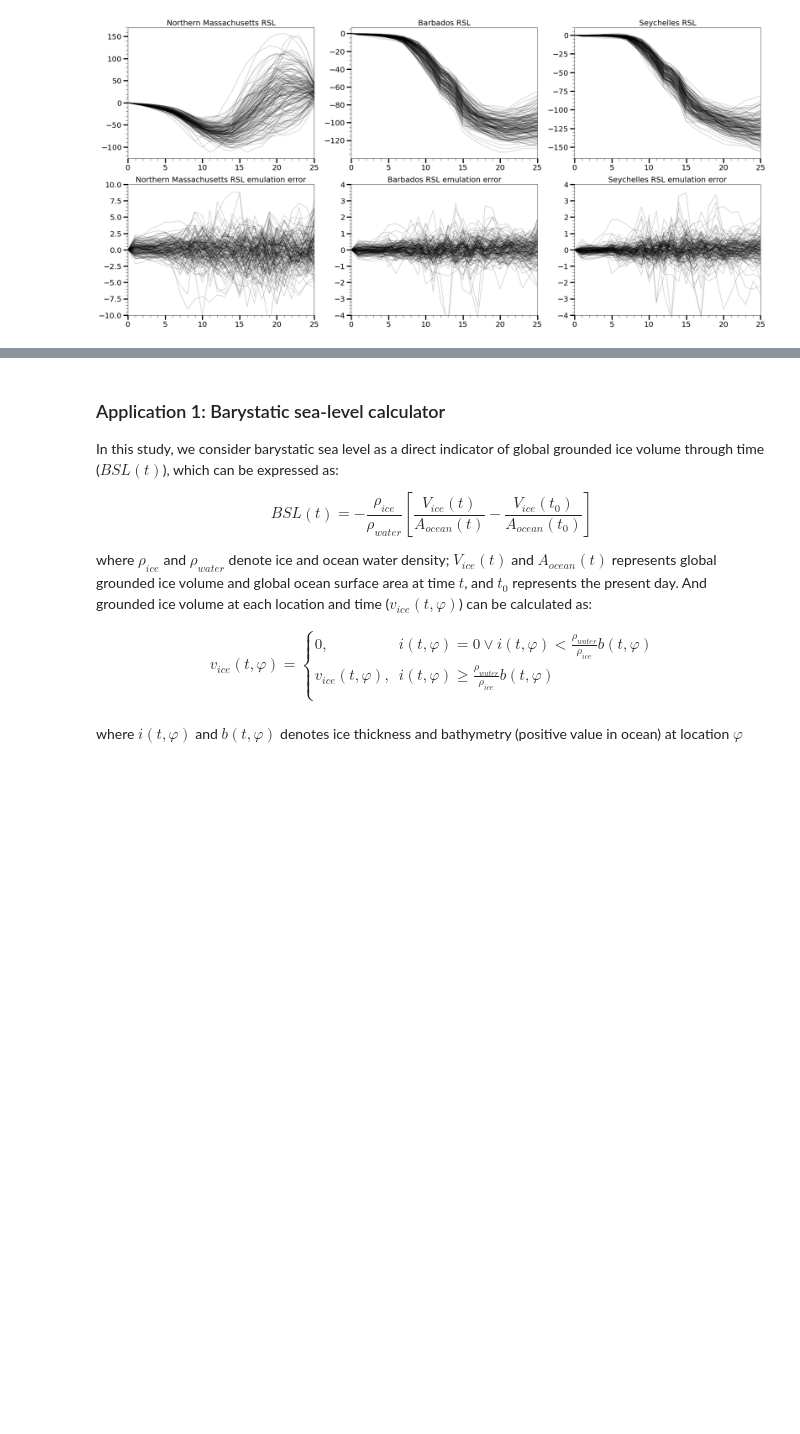
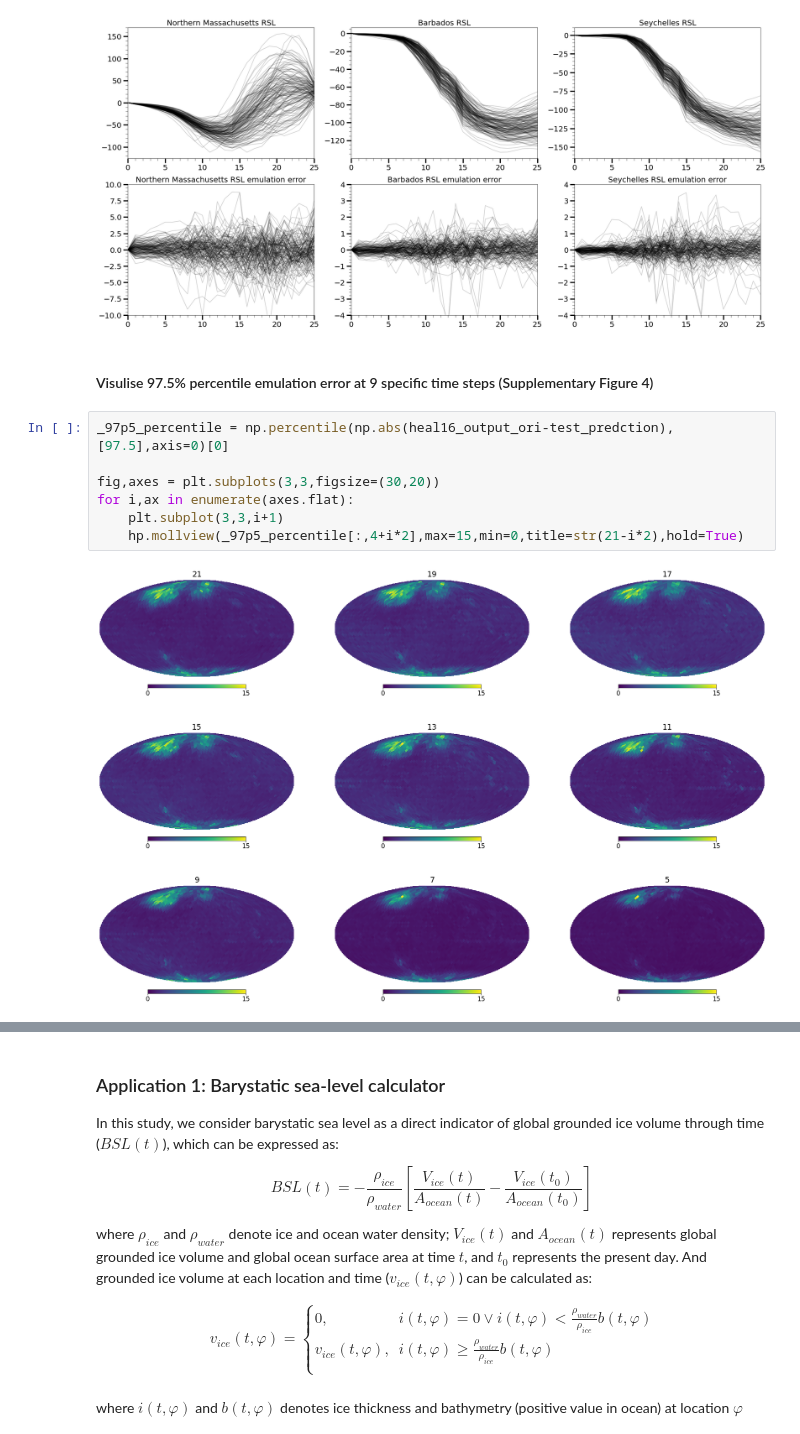
Before and after one commit to yc-lin-geo/Georgia_GIA, a Jupyter notebook: GEORGIA_Tutorial.ipynb, the cells around one changed output, grey strips where cells are left out. Cells and saved outputs as stored; diff of their text form; blank space fills up the shorter version.

```diff
--- a/GEORGIA_Tutorial.ipynb
+++ b/GEORGIA_Tutorial.ipynb
@@ -271,3 +272,14 @@ for i,ax in enumerate(axes.flat):
         if i>3: ax.set_ylim(-4,4)
 # %% [output]
 [figure]
+# %% [markdown]
+#### Visulise 97.5% percentile emulation error at 9 specific time steps (Supplementary Figure 4)
+# %%
+_97p5_percentile = np.percentile(np.abs(heal16_output_ori-test_predction),[97.5],axis=0)[0]
+
+fig,axes = plt.subplots(3,3,figsize=(30,20))
+for i,ax in enumerate(axes.flat):
+    plt.subplot(3,3,i+1)
+    hp.mollview(_97p5_percentile[:,4+i*2],max=15,min=0,title=str(21-i*2),hold=True)
+# %% [output]
+[figure, added]
```
Also changed, not shown: parts of 5 cells of this notebook.
